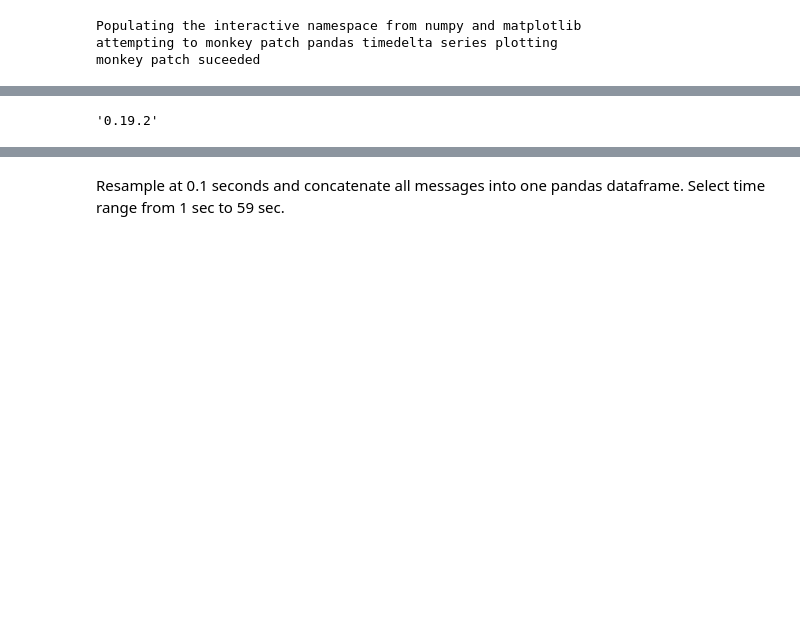
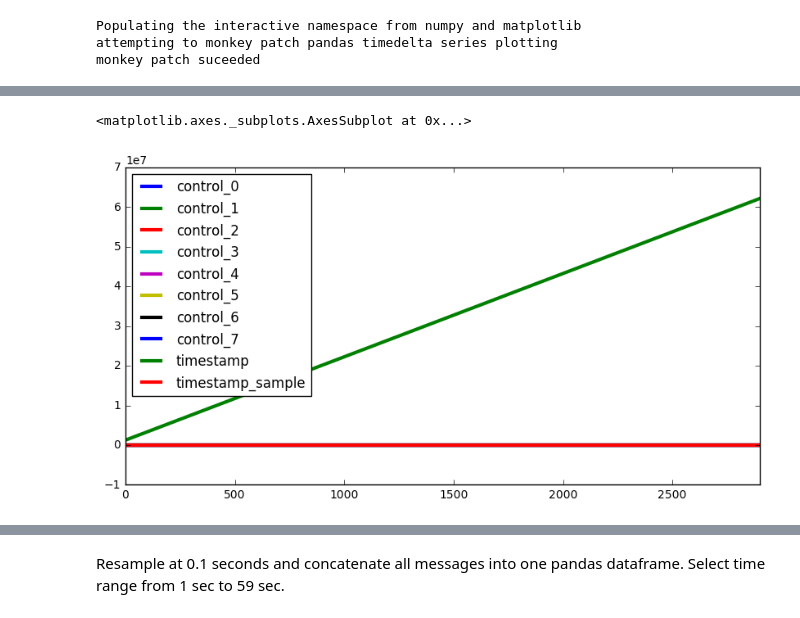
Before and after one commit to dronecrew/px4tools, a Jupyter notebook: examples/ulog analysis.ipynb, the cells around one changed output, grey strips where cells are left out. Saved outputs shown, nothing was run; the diff lists cells and outputs as text; code cells hidden in the pictures; blank space fills up the shorter version.

Commit message:
Added read_ulog2.

```diff
--- a/examples/ulog analysis.ipynb
+++ b/examples/ulog analysis.ipynb
@@ -10,4 +10,4 @@ Populating the interactive namespace from numpy and matplotlib
 attempting to monkey patch pandas timedelta series plotting
 monkey patch suceeded
 # %%
-log = px4tools.read_ulog('./ulog/22_03_28.ulg')
+d = px4tools.read_ulog2('./ulog/22_03_28.ulg')
@@ -18,4 +14,5 @@ pandas.__file__
-# %%
-pandas.__version__
-# %% [output]
-'0.19.2'
+# %%
+d.actuator_controls_0.id_0.plot()
+# %% [output]
+<matplotlib.axes._subplots.AxesSubplot at 0x...>
+[figure, added]
```
Also changed, not shown: parts of 13 cells of this notebook, 1 other file.
